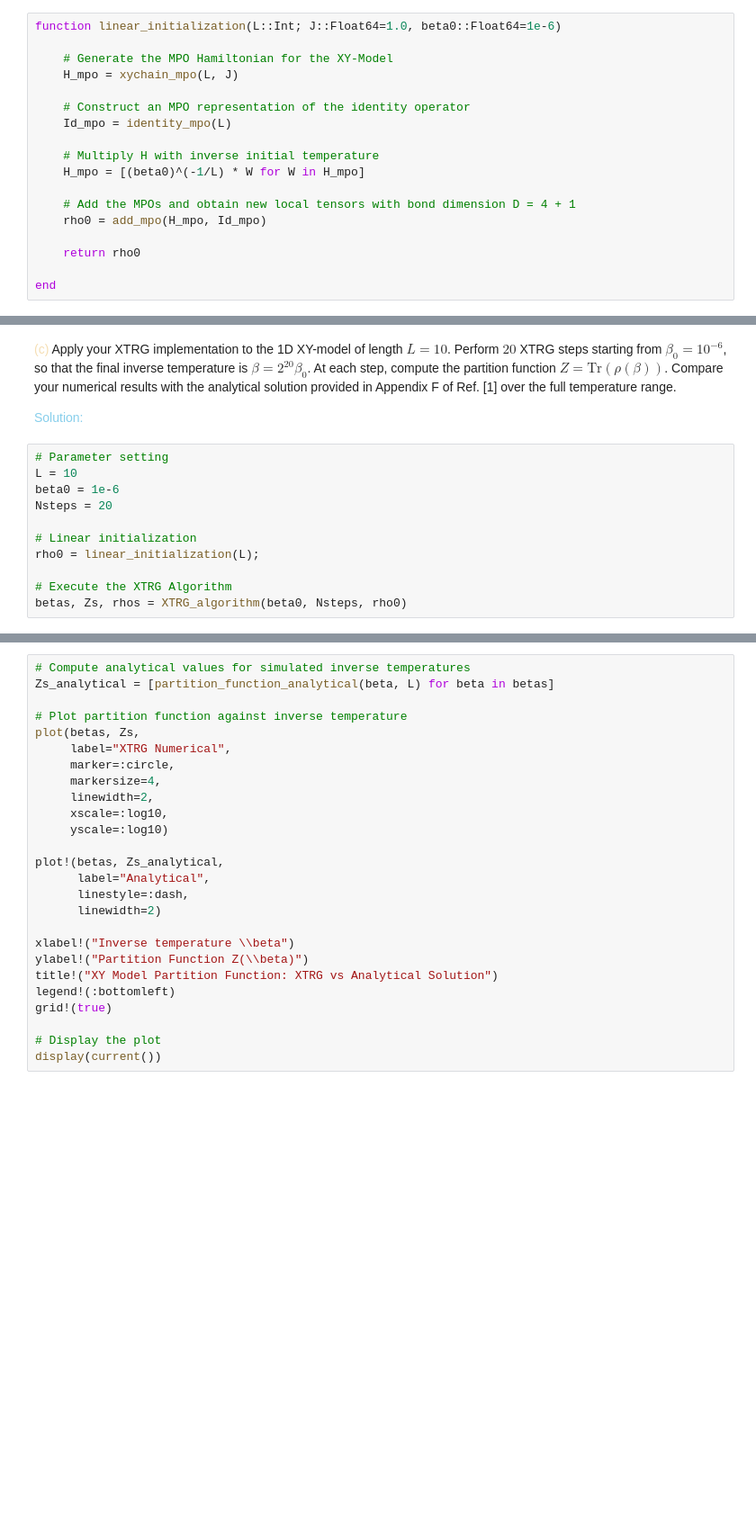
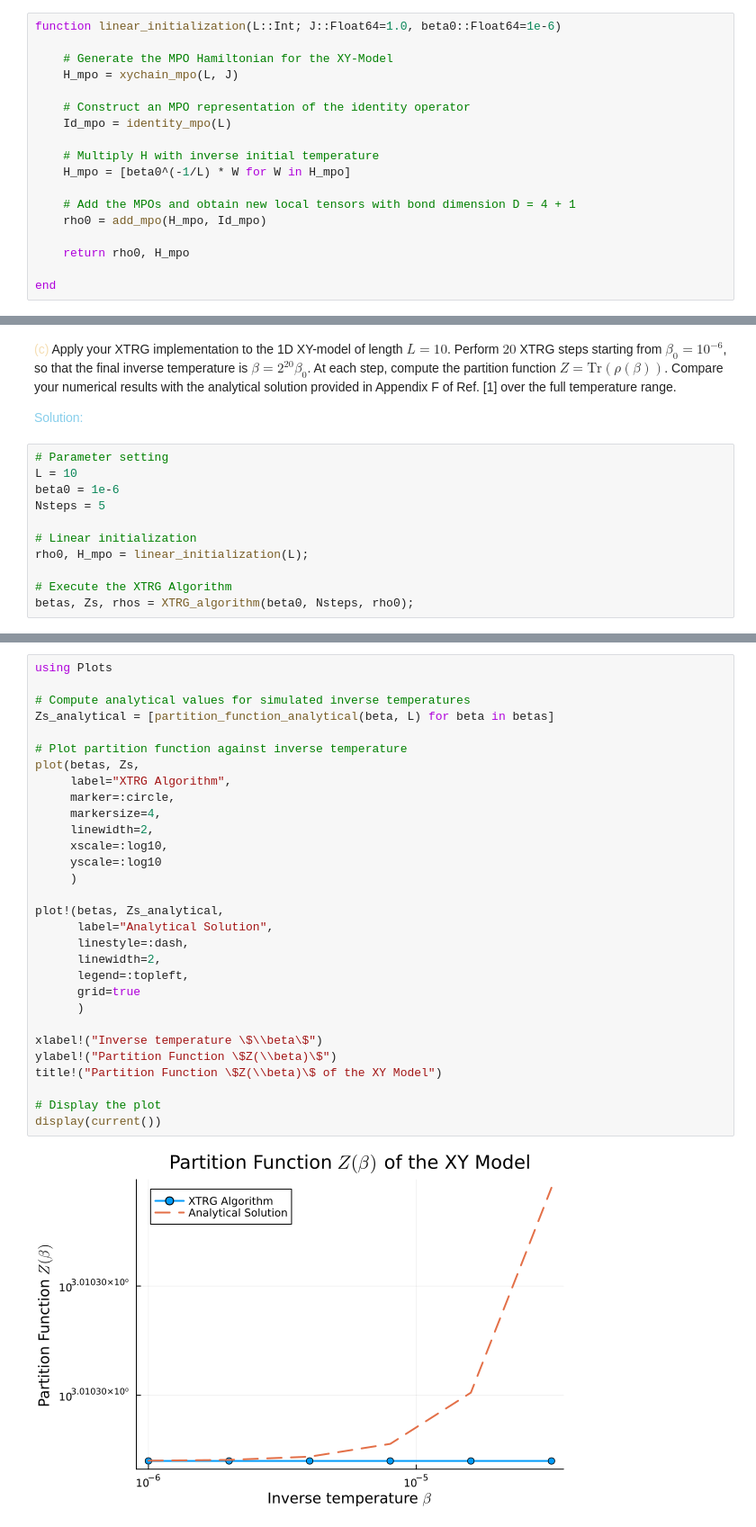
Before and after one commit to MrHighsenberg/XTRG-Algorithm, a Jupyter notebook: XTRG_Algorithm.ipynb, the cells around one changed output, grey strips where cells are left out. Shown at 90% size. Cells and saved outputs as stored; diff of their text form; blank space fills up the shorter version.

```diff
--- a/XTRG_Algorithm.ipynb
+++ b/XTRG_Algorithm.ipynb
@@ -25,12 +25,12 @@ function linear_initialization(L::Int; J::Float64=1.0, beta0::Float64=1e-6)
     Id_mpo = identity_mpo(L)
 
     # Multiply H with inverse initial temperature
-    H_mpo = [(beta0)^(-1/L) * W for W in H_mpo]
+    H_mpo = [beta0^(-1/L) * W for W in H_mpo]
 
     # Add the MPOs and obtain new local tensors with bond dimension D = 4 + 1
     rho0 = add_mpo(H_mpo, Id_mpo)
 
-    return rho0
+    return rho0, H_mpo
 
 end
 # %% [output]
@@ -52,12 +52,12 @@ steps starting from $\beta_0 = 10^{−6}$, so that the final inverse temperature
 # Parameter setting
 L = 10
 beta0 = 1e-6
-Nsteps = 20
+Nsteps = 5
 
 # Linear initialization
-rho0 = linear_initialization(L);
+rho0, H_mpo = linear_initialization(L);
 
 # Execute the XTRG Algorithm
-betas, Zs, rhos = XTRG_algorithm(beta0, Nsteps, rho0)
+betas, Zs, rhos = XTRG_algorithm(beta0, Nsteps, rho0);
 # %% [output]
 # # # Started Variational Optimization # # #
@@ -82,26 +93,32 @@ end
 # %%
+using Plots
+
 # Compute analytical values for simulated inverse temperatures
 Zs_analytical = [partition_function_analytical(beta, L) for beta in betas]
 
 # Plot partition function against inverse temperature
 plot(betas, Zs,
-     label="XTRG Numerical",
+     label="XTRG Algorithm",
      marker=:circle,
      markersize=4,
      linewidth=2,
      xscale=:log10,
-     yscale=:log10)
+     yscale=:log10
+     )
 
 plot!(betas, Zs_analytical,
-      label="Analytical",
+      label="Analytical Solution",
       linestyle=:dash,
-      linewidth=2)
+      linewidth=2,
+      legend=:topleft,
+      grid=true
+      )
 
-xlabel!("Inverse temperature \\beta")
-ylabel!("Partition Function Z(\\beta)")
-title!("XY Model Partition Function: XTRG vs Analytical Solution")
-legend!(:bottomleft)
-grid!(true)
+xlabel!("Inverse temperature \$\\beta\$")
+ylabel!("Partition Function \$Z(\\beta)\$")
+title!("Partition Function \$Z(\\beta)\$ of the XY Model")
 
 # Display the plot
 display(current())
+# %% [output]
+[figure, added]
```
Also changed, not shown: parts of 2 cells of this notebook, 2 other files.
